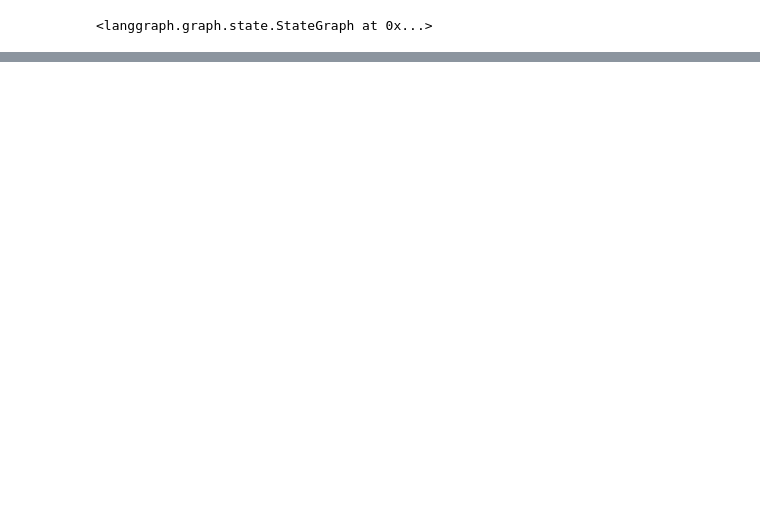
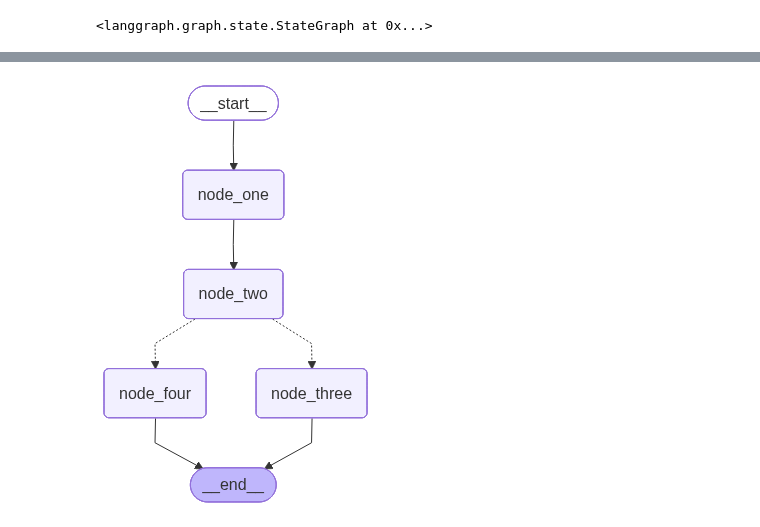
Before and after one commit to wozlsla/ai-agents, a Jupyter notebook: langgraph-tutorial/main.ipynb, the cells around one changed output, grey strips where cells are left out. Drawn from its saved outputs; the diff is of its cells as text; code cells hidden in the pictures; blank space fills up the shorter version.

```diff
--- a/langgraph-tutorial/main.ipynb
+++ b/langgraph-tutorial/main.ipynb
@@ -7,21 +5,26 @@ from datetime import datetime
 # %%
 class State(TypedDict):
-    time: str
+    seed: str
 
 
 graph_builder = StateGraph(State)
 # %%
 def node_one(state: State):
-    # print("node_one ->", state)
+    print("node_one ->", state)
     return {}
 
 
 def node_two(state: State):
-    # print("node_two ->", state)
-    return {"time": f"{datetime.now()}"}
+    print("node_two ->", state)
+    return {}
 
 
 def node_three(state: State):
-    # print("node_three ->", state)
+    print("node_three ->", state)
     return {}
+
+
+def node_four(state: State):
+    print("node_four ->", state)
+    return {}
 # %%
@@ -40,22 +62,7 @@ graph_builder.add_edge("node_three", END)
 # %% [output]
 <langgraph.graph.state.StateGraph at 0x...>
 # %%
-import time
+graph = graph_builder.compile()
 
-graph = graph_builder.compile(cache=InMemoryCache())
-
-print(graph.invoke({}))
-time.sleep(5)
-print(graph.invoke({}))
-time.sleep(5)
-print(graph.invoke({}))
-time.sleep(5)
-print(graph.invoke({}))
-time.sleep(5)
-print(graph.invoke({}))
-time.sleep(5)
-print(graph.invoke({}))
-time.sleep(5)
-print(graph.invoke({}))
-time.sleep(5)
+graph
 # %% [output]
@@ -68,0 +69 @@ time.sleep(5)
+[figure, added]
```
Also changed, not shown: parts of 6 cells of this notebook.
